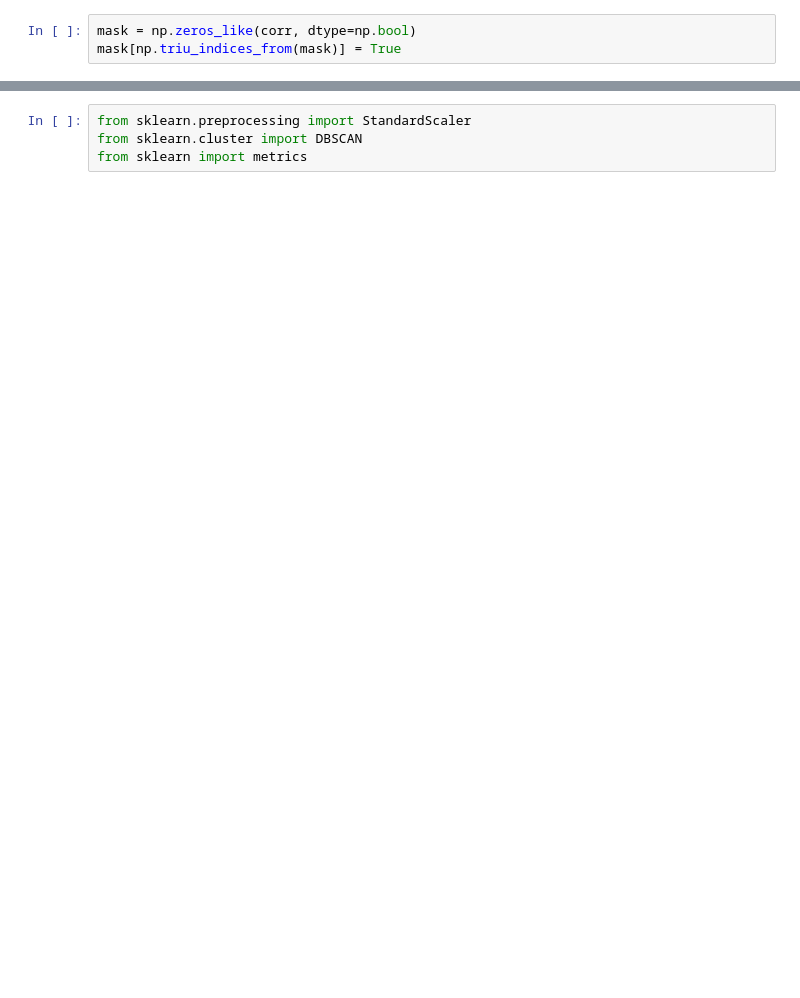
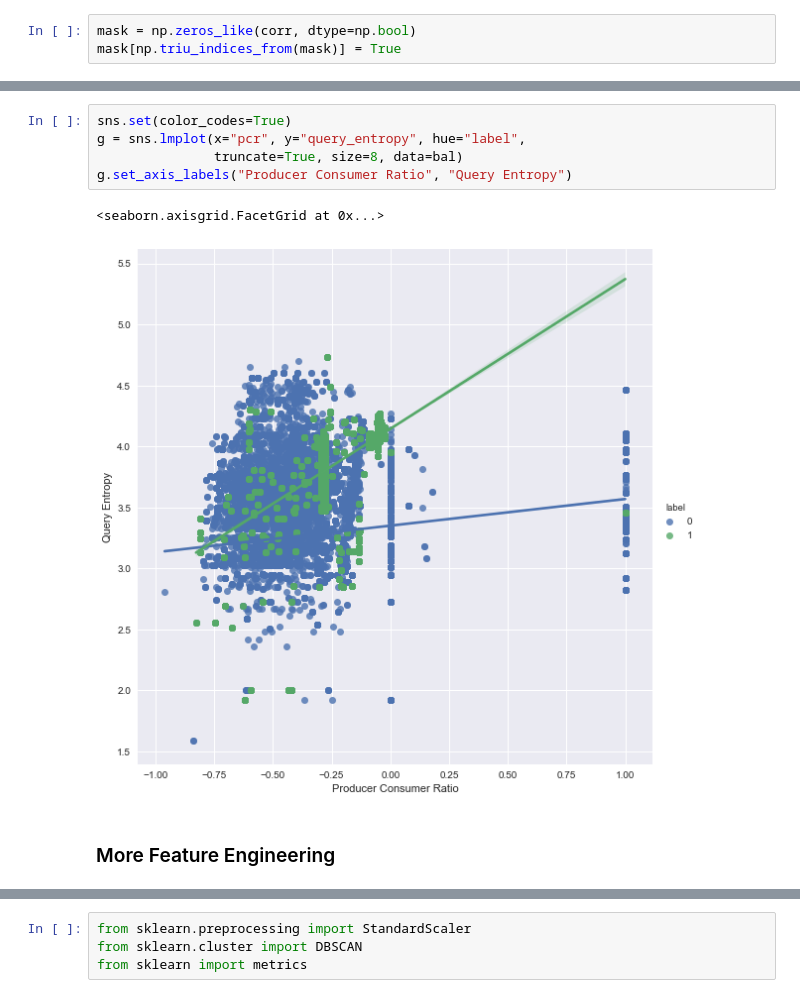
Before and after one commit to robOcity/wakeful, a Jupyter notebook: bro_logs.ipynb, the cells around one changed output, grey strips where cells are left out. Cells and saved outputs as stored; diff of their text form; blank space fills up the shorter version.

```diff
--- a/bro_logs.ipynb
+++ b/bro_logs.ipynb
@@ -306,0 +357,10 @@ sns.heatmap(corr, mask=mask, cmap=cmap, vmax=3,
+# %%
+sns.set(color_codes=True)
+g = sns.lmplot(x="pcr", y="query_entropy", hue="label",
+               truncate=True, size=8, data=bal)
+g.set_axis_labels("Producer Consumer Ratio", "Query Entropy")
+# %% [output]
+<seaborn.axisgrid.FacetGrid at 0x...>
+[figure, added]
+# %% [markdown]
+### More Feature Engineering
```
Also changed, not shown: parts of 47 cells of this notebook, 8 other files.
